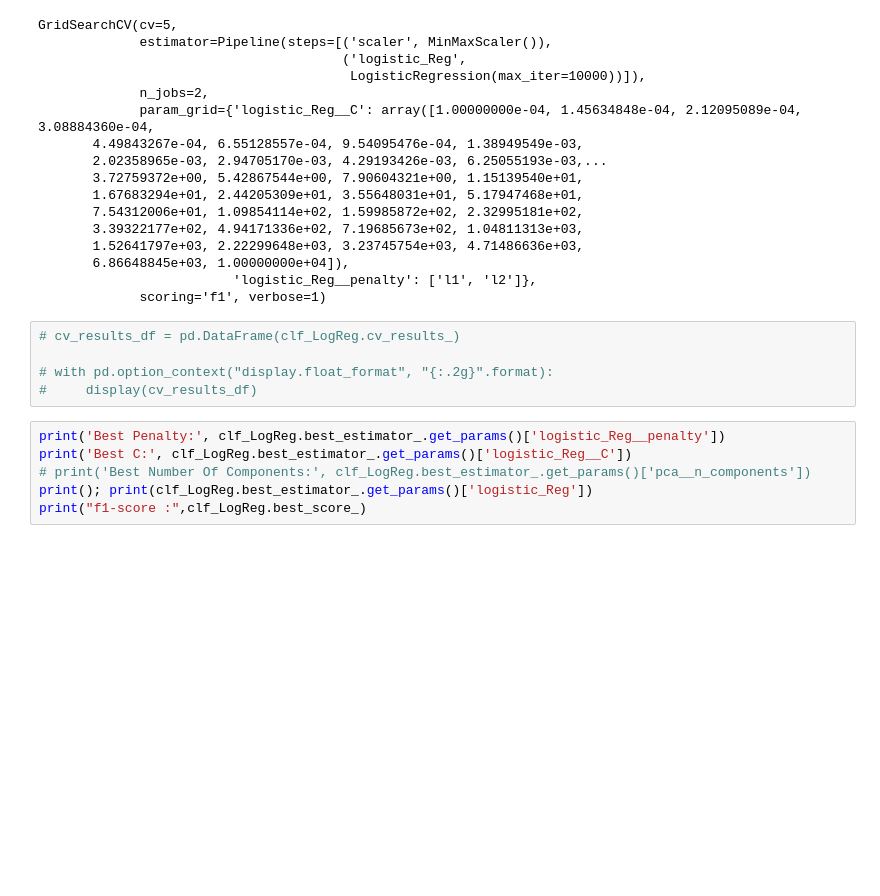
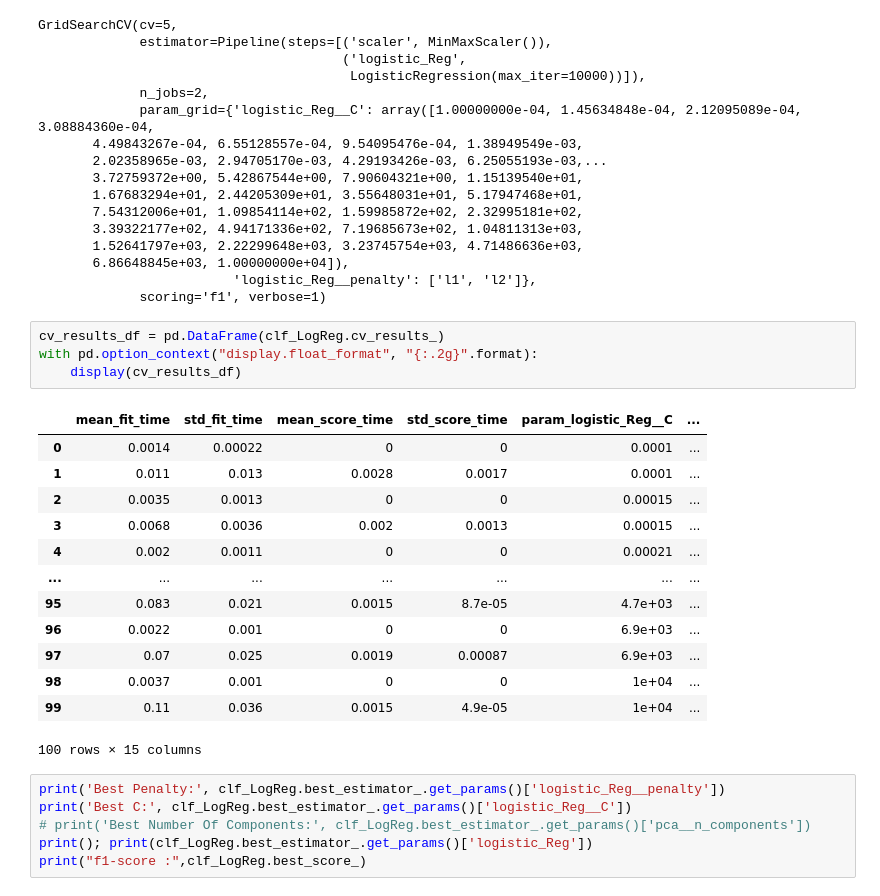
Before and after one commit to Bl4ckEnd/MLAlgoProject, a Jupyter notebook: data_transformation.ipynb, the cells around one changed output. Saved outputs shown, nothing was run; the diff lists cells and outputs as text; blank space fills up the shorter version.

```diff
--- a/data_transformation.ipynb
+++ b/data_transformation.ipynb
@@ -372,10 +367,23 @@ GridSearchCV(cv=5,
                          'logistic_Reg__penalty': ['l1', 'l2']},
              scoring='f1', verbose=1)
 # %%
-# cv_results_df = pd.DataFrame(clf_LogReg.cv_results_)
-
-# with pd.option_context("display.float_format", "{:.2g}".format):
-#     display(cv_results_df)
+cv_results_df = pd.DataFrame(clf_LogReg.cv_results_)
+with pd.option_context("display.float_format", "{:.2g}".format):
+    display(cv_results_df)
+# %% [output]
+|  | mean_fit_time | std_fit_time | mean_score_time | std_score_time | param_logistic_Reg__C | ... |
+| 0 | 0.0014 | 0.00022 | 0 | 0 | 0.0001 | ... |
+| 1 | 0.011 | 0.013 | 0.0028 | 0.0017 | 0.0001 | ... |
+| 2 | 0.0035 | 0.0013 | 0 | 0 | 0.00015 | ... |
+| 3 | 0.0068 | 0.0036 | 0.002 | 0.0013 | 0.00015 | ... |
+| 4 | 0.002 | 0.0011 | 0 | 0 | 0.00021 | ... |
+| ... | ... | ... | ... | ... | ... | ... |
+| 95 | 0.083 | 0.021 | 0.0015 | 8.7e-05 | 4.7e+03 | ... |
+| 96 | 0.0022 | 0.001 | 0 | 0 | 6.9e+03 | ... |
+| 97 | 0.07 | 0.025 | 0.0019 | 0.00087 | 6.9e+03 | ... |
+| 98 | 0.0037 | 0.001 | 0 | 0 | 1e+04 | ... |
+| 99 | 0.11 | 0.036 | 0.0015 | 4.9e-05 | 1e+04 | ... |
+100 rows × 15 columns
 # %%
 print('Best Penalty:', clf_LogReg.best_estimator_.get_params()['logistic_Reg__penalty'])
 print('Best C:', clf_LogReg.best_estimator_.get_params()['logistic_Reg__C'])
```
Also changed, not shown: parts of 16 cells of this notebook.
